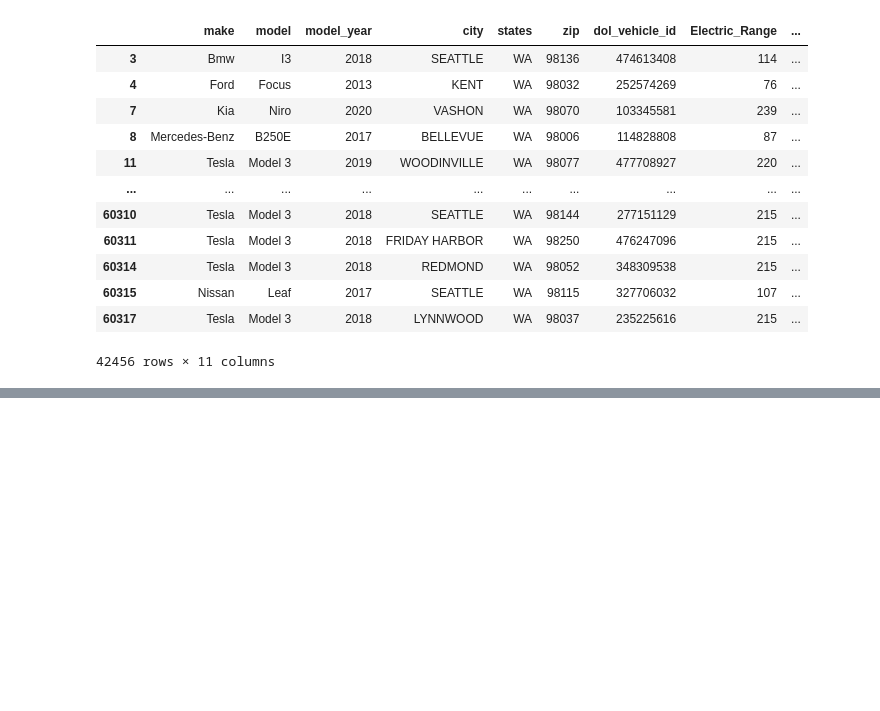
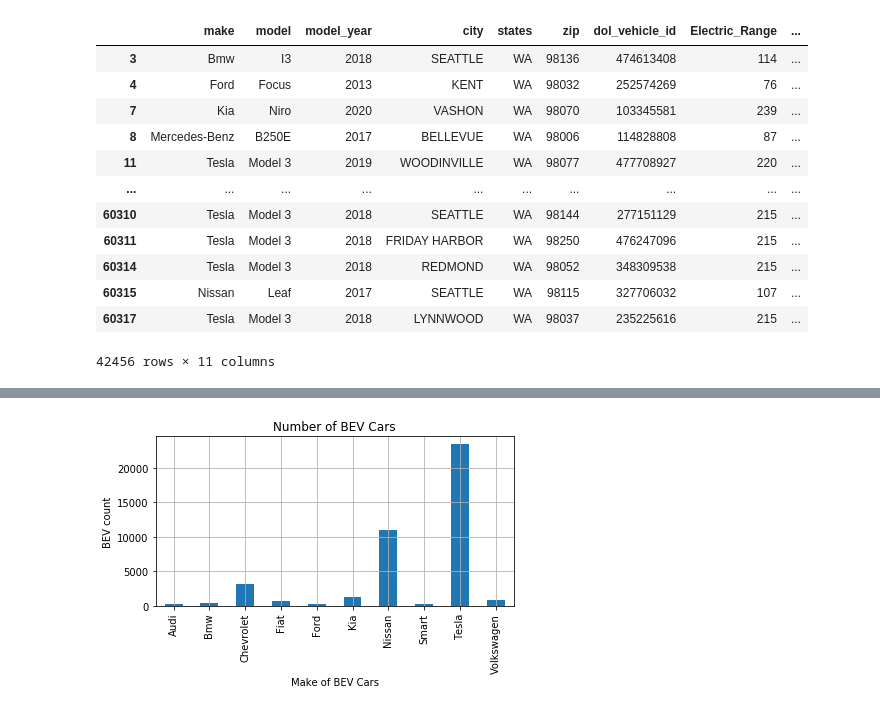
Before and after one commit to charlim26/Project-2-EV, a Jupyter notebook: electric_car_charts.ipynb, the cells around one changed output, grey strips where cells are left out. Cells and saved outputs as stored; diff of their text form; code cells hidden in the pictures; blank space fills up the shorter version.

Commit message:
updating graphs

```diff
--- a/electric_car_charts.ipynb
+++ b/electric_car_charts.ipynb
@@ -126,6 +116,6 @@ top_10_ev_car_final.plot(kind="bar",figsize=(7,4),colormap = "plasma")
 # %%
-ev_range_df = electric_df[electric_df["Electric_Vehicle_Type"] == "Battery Electric Vehicle (BEV)"]
-ev_range_df
+bev_df = electric_df[electric_df["Electric_Vehicle_Type"] == "Battery Electric Vehicle (BEV)"]
+bev_df
 # %% [output]
 |  | make | model | model_year | city | states | zip | dol_vehicle_id | Electric_Range | ... |
 | 3 | Bmw | I3 | 2018 | SEATTLE | WA | 98136 | 474613408 | 114 | ... |
@@ -157,0 +133,3 @@ plt.show()
+# %%
+ev_battery_df = bev_df.groupby(["make"]).count()
+ev_battery_df.head()
@@ -157,0 +165,3 @@ plt.show()
+# %%
+top_10_battery_car =ev_battery_df.nlargest(10, 'model')
+top_10_battery_car
@@ -157,0 +181,3 @@ plt.show()
+# %%
+top_10_battery_car_final = top_10_battery_car.groupby("make")["model"].sum()
+top_10_battery_car_final
@@ -157,0 +197,12 @@ plt.show()
+# %%
+ev_battery_chart = top_10_battery_car_final.plot(kind='bar')
+
+# Set the xlabel and ylabel using class methods
+ev_battery_chart.set_xlabel("Make of BEV Cars")
+ev_battery_chart.set_ylabel("BEV count")
+ev_battery_chart.set_title("Number of BEV Cars")
+plt.tight_layout()
+plt.grid()
+plt.show()
+# %% [output]
+[figure, added]
```
Also changed, not shown: parts of 18 cells of this notebook.
